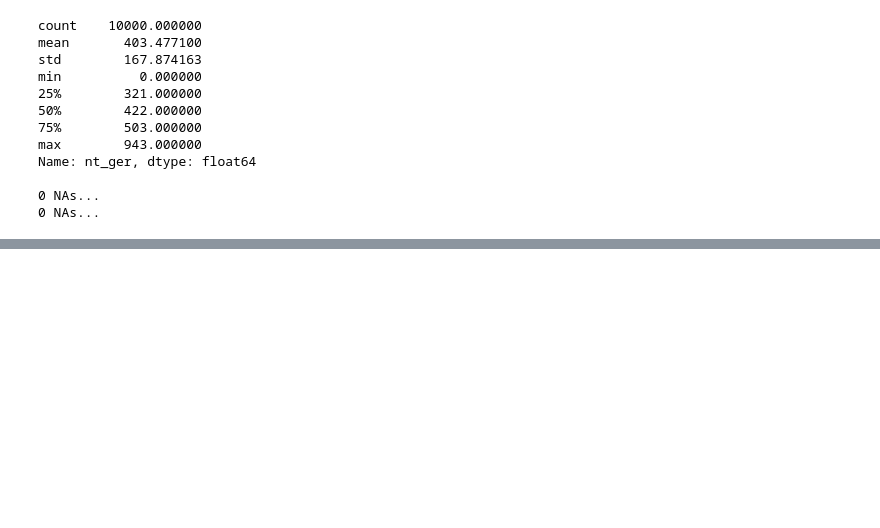
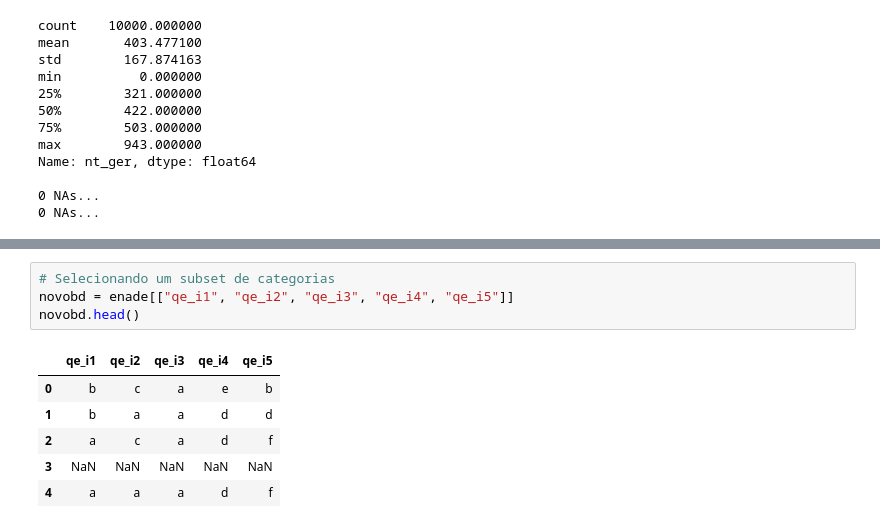
Before and after one commit to neylsoncrepalde/data_preparation, a Jupyter notebook: Missing.ipynb, the cells around one changed output, grey strips where cells are left out. Saved outputs shown, nothing was run; the diff lists cells and outputs as text; blank space fills up the shorter version.

```diff
--- a/Missing.ipynb
+++ b/Missing.ipynb
@@ -170,0 +177,11 @@ Name: nt_ger, dtype: float64
+# %%
+# Selecionando um subset de categorias
+novobd = enade[["qe_i1", "qe_i2", "qe_i3", "qe_i4", "qe_i5"]]
+novobd.head()
+# %% [output]
+|  | qe_i1 | qe_i2 | qe_i3 | qe_i4 | qe_i5 |
+| 0 | b | c | a | e | b |
+| 1 | b | a | a | d | d |
+| 2 | a | c | a | d | f |
+| 3 | NaN | NaN | NaN | NaN | NaN |
+| 4 | a | a | a | d | f |
```
Also changed, not shown: parts of 4 cells of this notebook.
